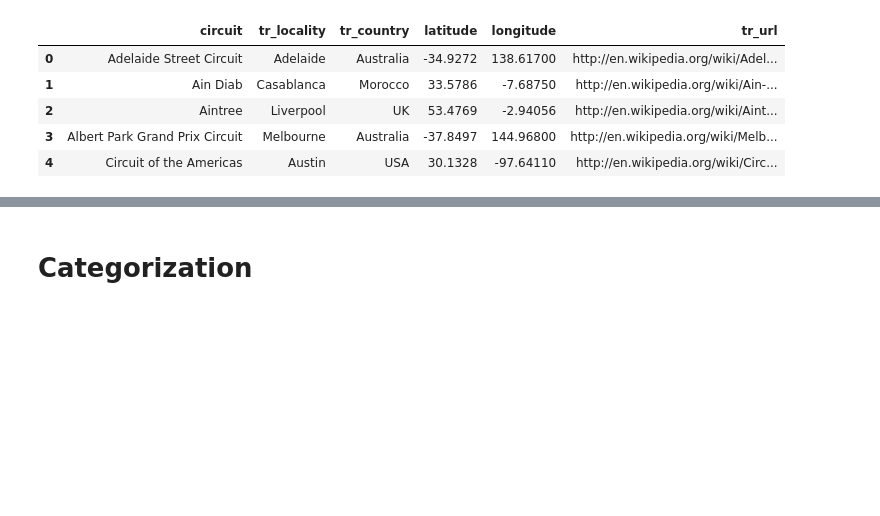
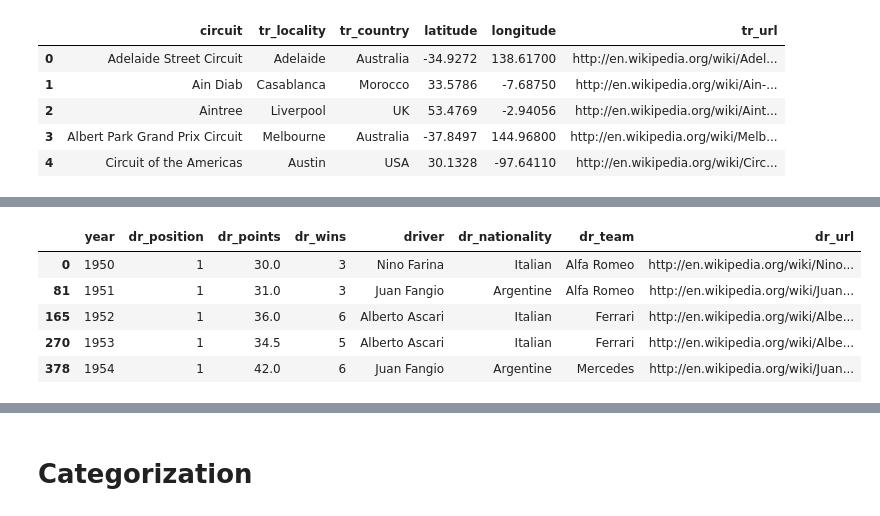
Before and after one commit to SGPracing/F1_History_Dashboard, a Jupyter notebook: F1.ipynb, the cells around one changed output, grey strips where cells are left out. Saved outputs shown, nothing was run; the diff lists cells and outputs as text; code cells hidden in the pictures; blank space fills up the shorter version.

```diff
--- a/F1.ipynb
+++ b/F1.ipynb
@@ -597,0 +650,12 @@ circuits_df.head()
+# %%
+dr_champ_mask = drivers_df['dr_position'] == 1
+# %%
+dr_champs = drivers_df[dr_champ_mask]
+dr_champs.head()
+# %% [output]
+|  | year | dr_position | dr_points | dr_wins | driver | dr_nationality | dr_team | dr_url |
+| 0 | 1950 | 1 | 30.0 | 3 | Nino Farina | Italian | Alfa Romeo | http://en.wikipedia.org/wiki/Nino... |
+| 81 | 1951 | 1 | 31.0 | 3 | Juan Fangio | Argentine | Alfa Romeo | http://en.wikipedia.org/wiki/Juan... |
+| 165 | 1952 | 1 | 36.0 | 6 | Alberto Ascari | Italian | Ferrari | http://en.wikipedia.org/wiki/Albe... |
+| 270 | 1953 | 1 | 34.5 | 5 | Alberto Ascari | Italian | Ferrari | http://en.wikipedia.org/wiki/Albe... |
+| 378 | 1954 | 1 | 42.0 | 6 | Juan Fangio | Argentine | Mercedes | http://en.wikipedia.org/wiki/Juan... |
```
Also changed, not shown: parts of 41 cells of this notebook, 4 other files.
